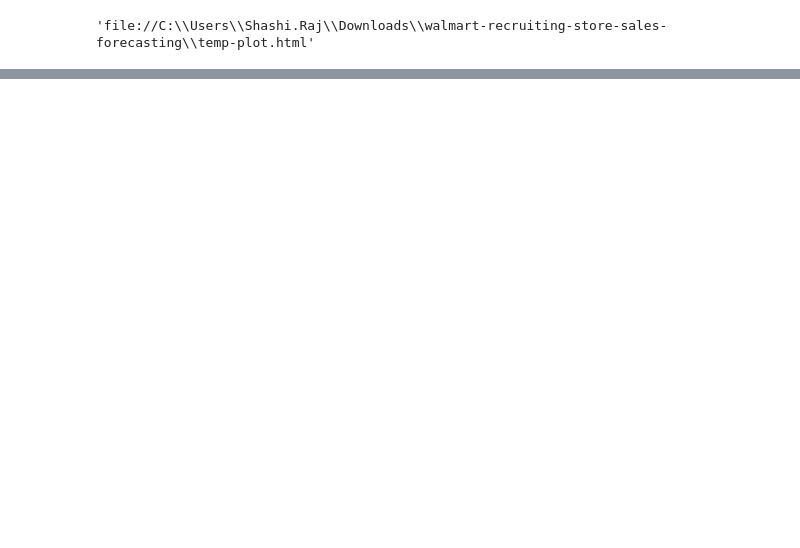
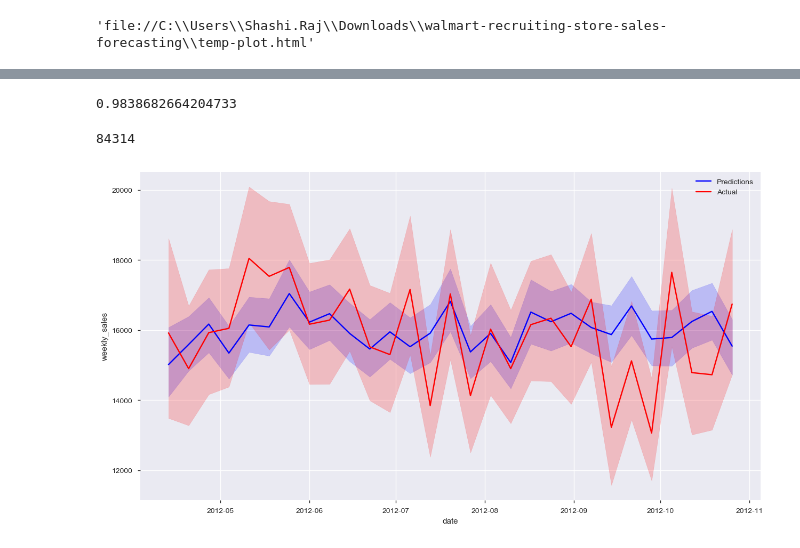
Before and after one commit to shashi29/Walmart-Kaggle-problem, a Jupyter notebook: M1.py.ipynb, the cells around one changed output, grey strips where cells are left out. Cells and saved outputs as stored; diff of their text form; code cells hidden in the pictures; blank space fills up the shorter version.

```diff
--- a/M1.py.ipynb
+++ b/M1.py.ipynb
@@ -286,6 +290,6 @@ xgbreg = XGBRegressor(nthreads=-1)
 
 from sklearn.model_selection import RandomizedSearchCV
 
-gs = RandomizedSearchCV(xgbreg, params, n_jobs=1)
+gs = RandomizedSearchCV(xgbreg, params, n_jobs=-1)
 gs.fit(X_train, y_train,verbose=True)
-gs.best_model_
+#gs.best_model_
@@ -291,0 +308,14 @@ gs.best_model_
+# %%
+predictions = gs.predict(X_test)
+print(explained_variance_score(predictions,y_test))
+# %% [output]
+0.9838682664204733
+# %%
+test_date = df_base[len(X_train):]
+print(len(test_date))
+plt.figure(figsize=(15,8))
+e1 = sns.lineplot(x = test_date['date'],y=predictions,data=test_date,color='blue',label='Predictions')
+e2 = sns.lineplot(x = test_date['date'],y=y_test,data=test_date,color='red',label='Actual')
+# %% [output]
+84314
+[figure, added]
```
Also changed, not shown: parts of 10 cells of this notebook.
